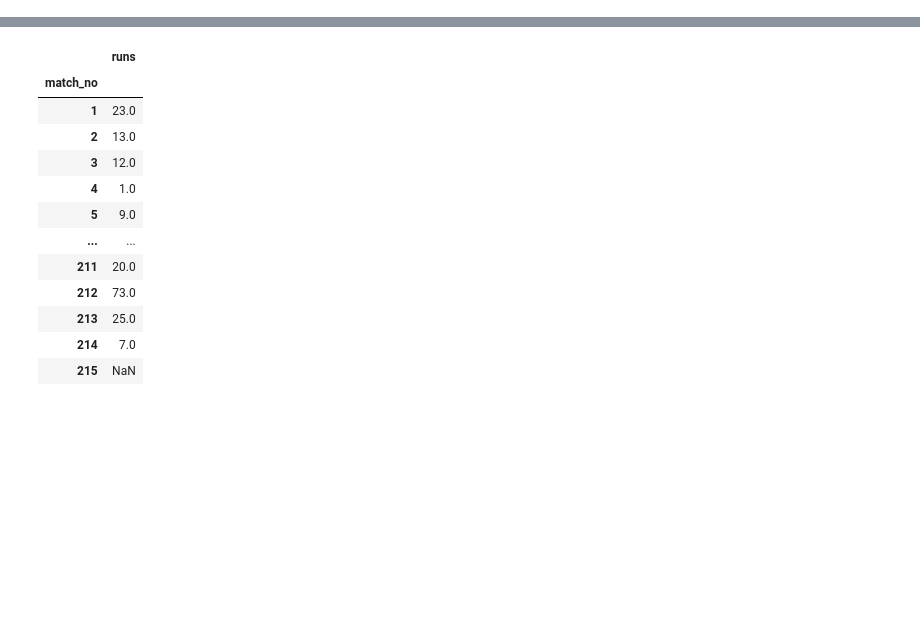
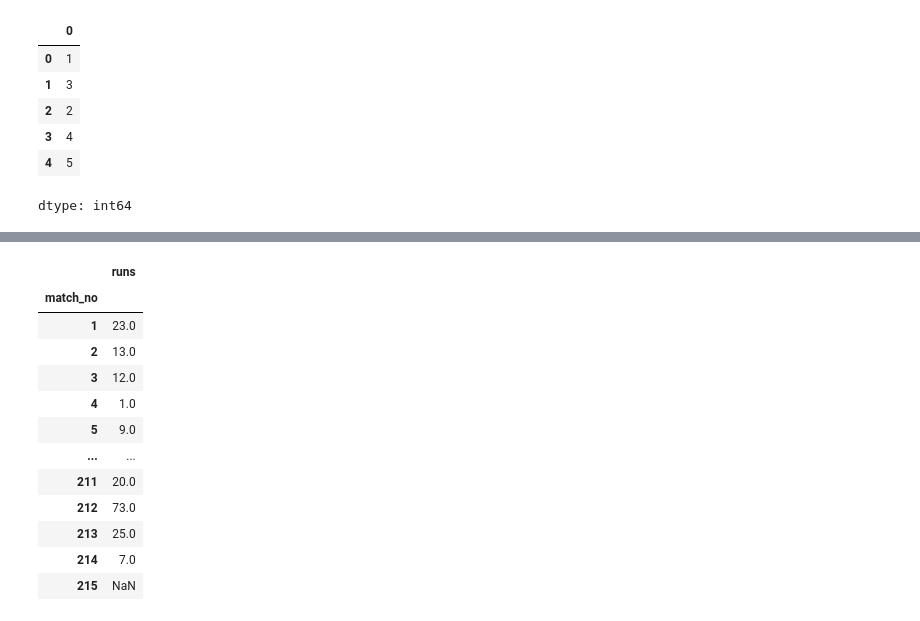
Before and after one commit to boradenihal15-beep/Python-libraries, a Jupyter notebook: Pandas/Pandas.ipynb, the cells around one changed output, grey strips where cells are left out. Cells and saved outputs as stored; diff of their text form; code cells hidden in the pictures; blank space fills up the shorter version.

```diff
--- a/Pandas/Pandas.ipynb
+++ b/Pandas/Pandas.ipynb
@@ -28,0 +25,13 @@ subs=pd.Series(data['Subscribers gained'])
+# %%
+#intergers
+intergers=[1,3,2,4,5]
+series=pd.Series(intergers)
+series
+# %% [output]
+|  | 0 |
+| 0 | 1 |
+| 1 | 3 |
+| 2 | 2 |
+| 3 | 4 |
+| 4 | 5 |
+dtype: int64
```
Also changed, not shown: parts of 34 cells of this notebook.
